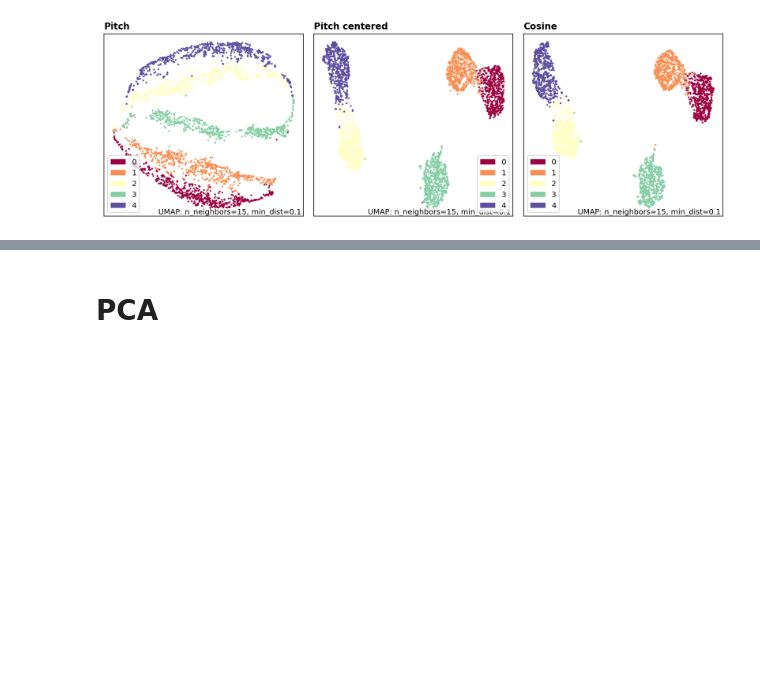
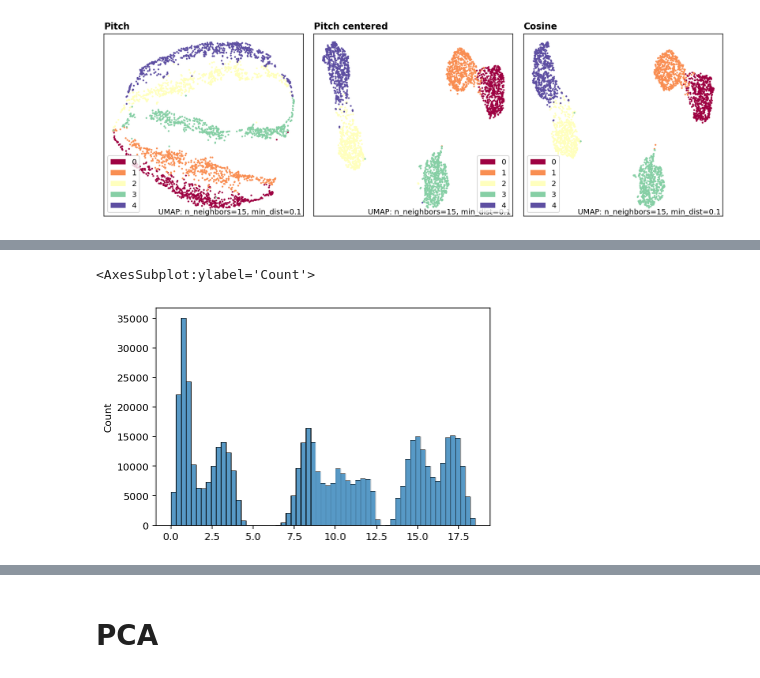
Before and after one commit to bacor/shapes-of-music, a Jupyter notebook: clean_notebooks/Synthetic contours.ipynb, the cells around one changed output, grey strips where cells are left out. Saved outputs shown, nothing was run; the diff lists cells and outputs as text; code cells hidden in the pictures; blank space fills up the shorter version.

```diff
--- a/clean_notebooks/Synthetic contours.ipynb
+++ b/clean_notebooks/Synthetic contours.ipynb
@@ -176,0 +235,12 @@ umap.plot.points(cosine_mapper, labels, ax=ax2)
+# %%
+clusterable_embedding = umap.UMAP(
+    n_neighbors=30,
+    min_dist=0.0,
+    n_components=10,
+    random_state=42,
+).fit_transform(condition.contours())
+# %%
+sns.histplot(pdist(clusterable_embedding))
+# %% [output]
+<AxesSubplot:ylabel='Count'>
+[figure, added]
```
Also changed, not shown: parts of 10 cells of this notebook, 8 other files.
